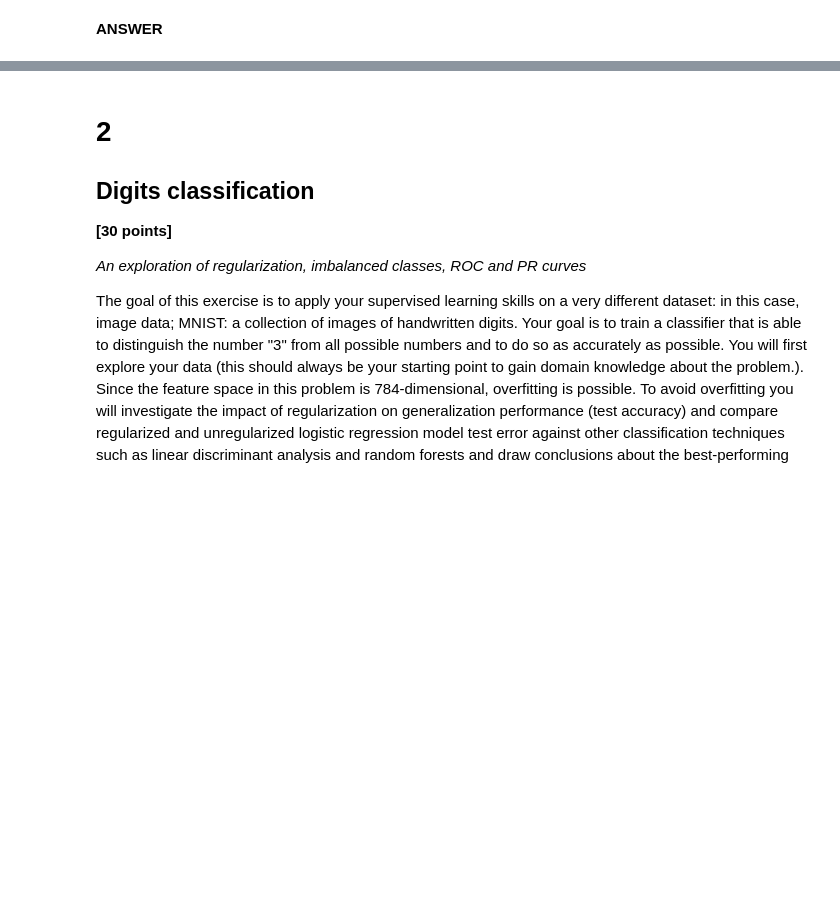
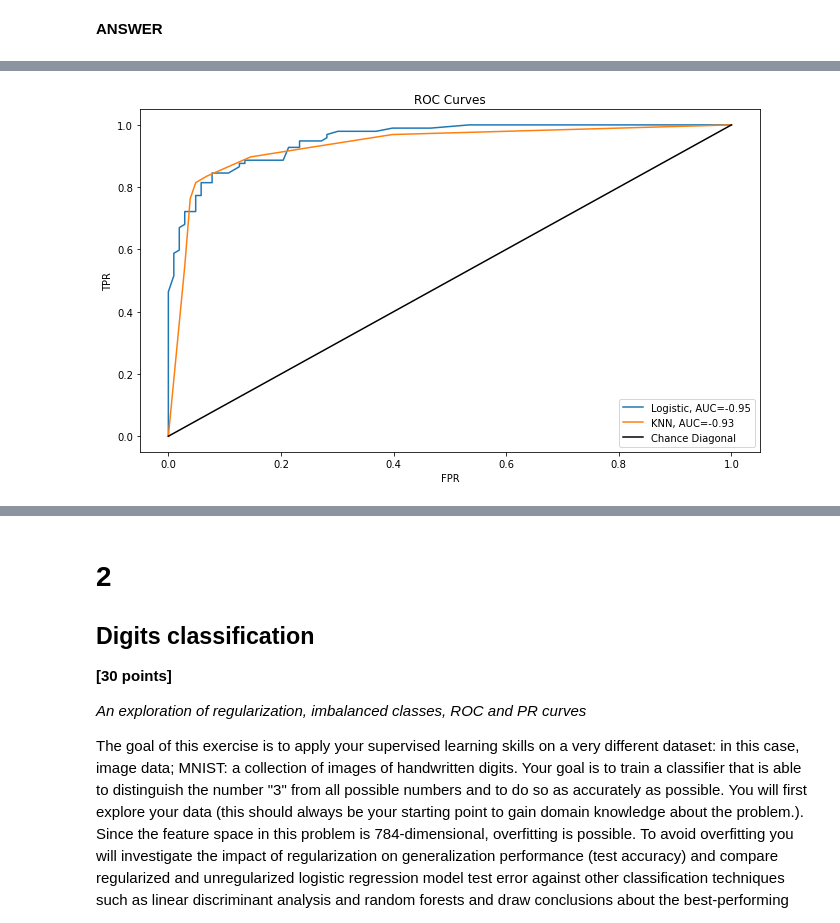
Before and after one commit to satvikk/ids705, a Jupyter notebook: assignments/Assignment_3.ipynb, the cells around one changed output, grey strips where cells are left out. Cells and saved outputs as stored; diff of their text form; code cells hidden in the pictures; blank space fills up the shorter version.

```diff
--- a/assignments/Assignment_3.ipynb
+++ b/assignments/Assignment_3.ipynb
@@ -282,0 +338,49 @@ None
+# %%
+from sklearn.model_selection import StratifiedKFold
+
+logistic_prob = np.zeros(dat.shape[0])
+knn_prob = np.zeros(dat.shape[0])
+skf = StratifiedKFold(n_splits=10)
+for train_index, test_index in skf.split(dat[:,0:2], dat[:,2]):
+    xtrain = dat[train_index, 0:2]
+    ytrain = dat[train_index, 2]
+    xtest = dat[test_index, 0:2]
+
+    knn = KNeighborsClassifier(n_neighbors=7)
+    knn.fit(xtrain, ytrain)
+    logistic = Logistic_regression()
+    logistic.fit(xtrain, ytrain, lr=opt_lr)
+
+    logistic_prob[test_index] = logistic.predict_proba(xtest)
+    knn_prob[test_index] = knn.predict_proba(xtest)[:,1]
+    pass
+# %%
+logistic_tpr = [(dat[:,2] * (logistic_prob >= th/100)).sum() / dat[:,2].sum() for th in range(0,101)]
+logistic_fpr = [((1-dat[:,2]) * (logistic_prob >= th/100)).sum() / (dat.shape[0] - dat[:,2].sum()) for th in range(0,101)]
+knn_tpr = [(dat[:,2] * (knn_prob >= th/100)).sum() / dat[:,2].sum() for th in range(0,101)]
+knn_fpr = [((1-dat[:,2]) * (knn_prob >= th/100)).sum() / (dat.shape[0] - dat[:,2].sum()) for th in range(0,101)]
+knn_tpr.append(0.0)
+knn_fpr.append(0.0)
+
+logistic_auc = 0
+knn_auc = 0
+for i in range(1,len(logistic_tpr)):
+    logistic_auc += 0.5*(logistic_fpr[i] - logistic_fpr[i-1])*(logistic_tpr[i] + logistic_tpr[i-1])
+    pass
+for i in range(1,len(knn_tpr)):
+    knn_auc += 0.5*(knn_fpr[i] - knn_fpr[i-1])*(knn_tpr[i] + knn_tpr[i-1])
+    pass
+
+fig,axs = plt.subplots(1)
+fig_scale = 0.6
+fig.set_size_inches(18.5*fig_scale, 10.5*fig_scale)
+axs.plot(logistic_fpr, logistic_tpr, label="Logistic, AUC="+str(round(logistic_auc,2)))
+axs.plot(knn_fpr, knn_tpr, label="KNN, AUC="+str(round(knn_auc,2)))
+axs.plot([0,1], [0,1], label="Chance Diagonal", color="black")
+axs.set_title("ROC Curves")
+axs.set_xlabel("FPR")
+axs.set_ylabel("TPR")
+axs.legend()
+None
+# %% [output]
+[figure, added]
```
Also changed, not shown: parts of 25 cells of this notebook.
